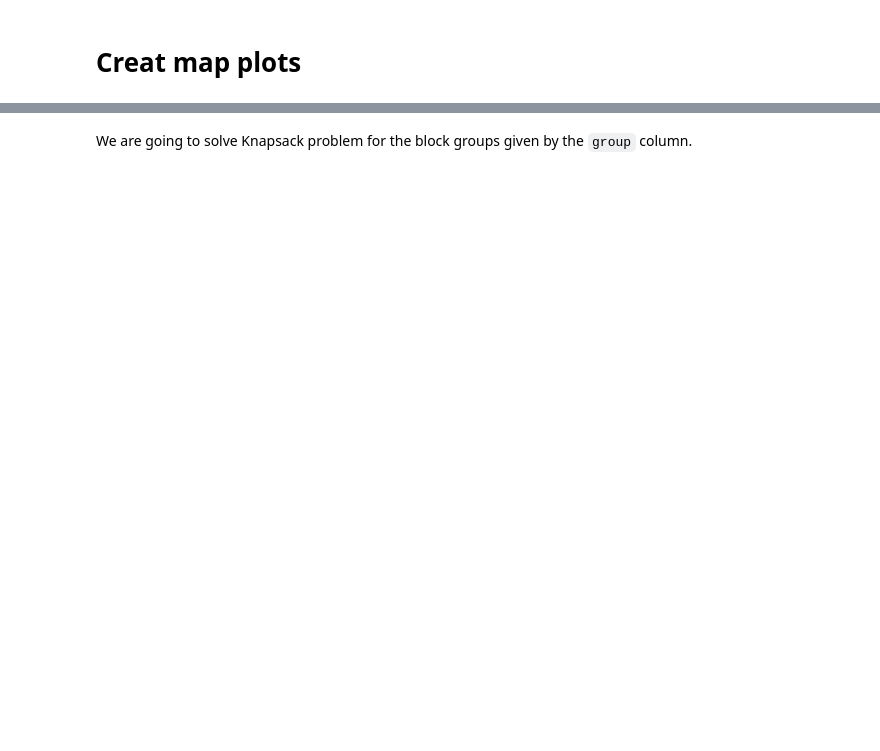
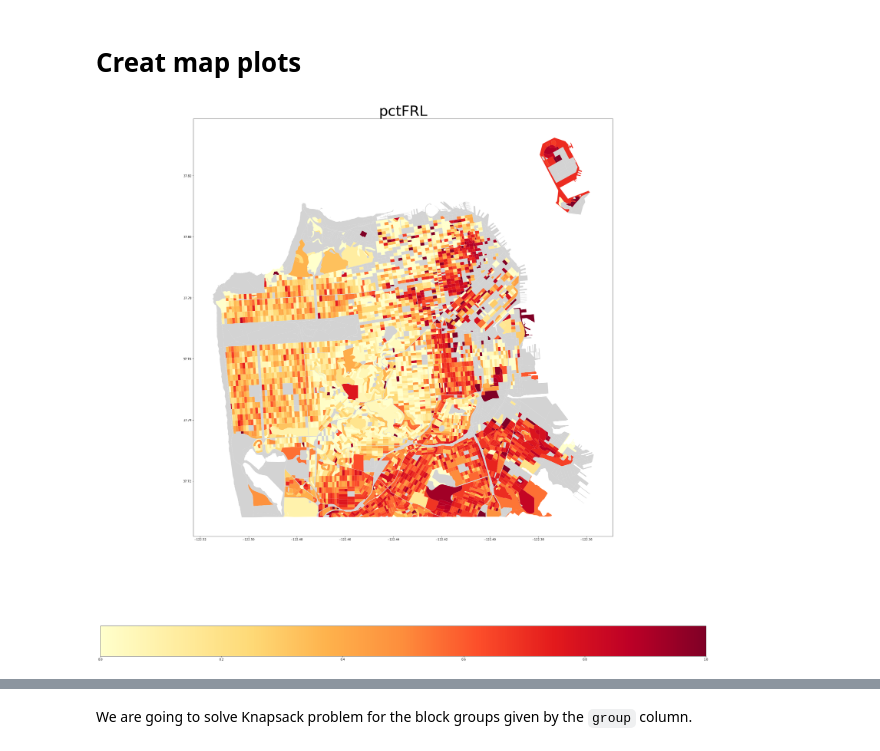
Before and after one commit to 18rberry/Operationalizing-Equity-Tiebreaker-in-SF, a Jupyter notebook: notebooks/20210714-jjl-greedy-two-stage.ipynb, the cells around one changed output, grey strips where cells are left out. Saved outputs shown, nothing was run; the diff lists cells and outputs as text; code cells hidden in the pictures; blank space fills up the shorter version.

```diff
--- a/notebooks/20210714-jjl-greedy-two-stage.ipynb
+++ b/notebooks/20210714-jjl-greedy-two-stage.ipynb
@@ -26,7 +28,6 @@ We convert the `group` column into a more coherent index. In the original data t
 # %%
-block_data_api = BlockDataApi()
-
-frl_df = block_data_api.get_data(frl=True, user="juan").set_index('Geoid10')
+frl_df = block_data_api.get_data(frl=True).set_index('Geoid10')
+# print(frl_df)
 frl_df.index.name = geoid_name
 frl_df.columns = ['group', 'n', 'nFRL', 'nAALPI', 'nBoth']
 frl_df['pctFRL'] = frl_df['nFRL'] / frl_df['n']
@@ -111,7 +172,11 @@ def plot_column(df_map, column, cmap="viridis"):
                          legend=True, legend_kwds={'orientation': "horizontal"},
                          missing_kwds={'color': 'lightgrey'})
     ax.set_title(column, fontsize=50)
-
+    plt.tight_layout()
     plt.show()
+    fname = column + '.png'
+    fig.savefig(fname)
 # %%
-plot_column(sfusd_map_df, 'pctFRL')
+plot_column(sfusd_map_df, 'pctFRL', cmap="YlOrRd")
+# %% [output]
+[figure, added]
```
Also changed, not shown: parts of 26 cells of this notebook, 1 other file.
